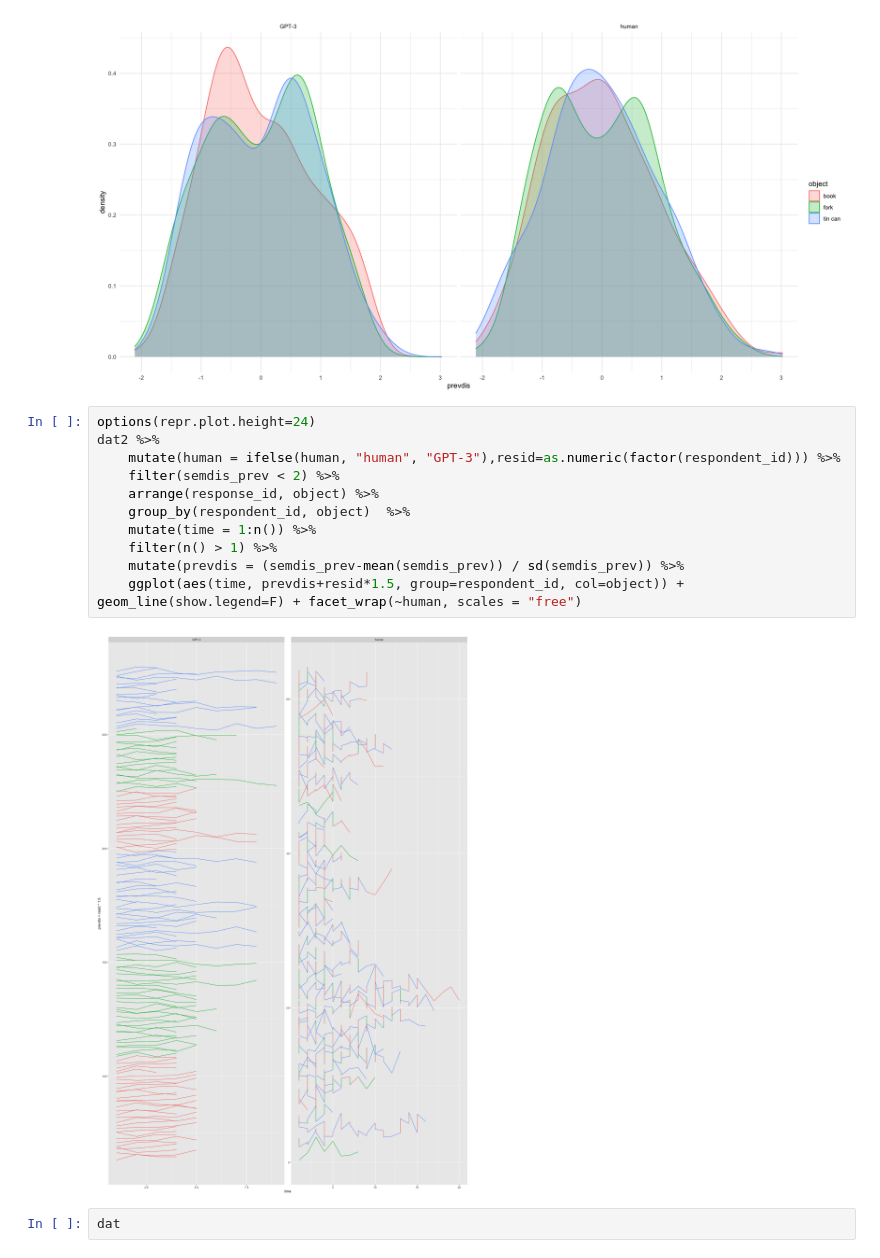
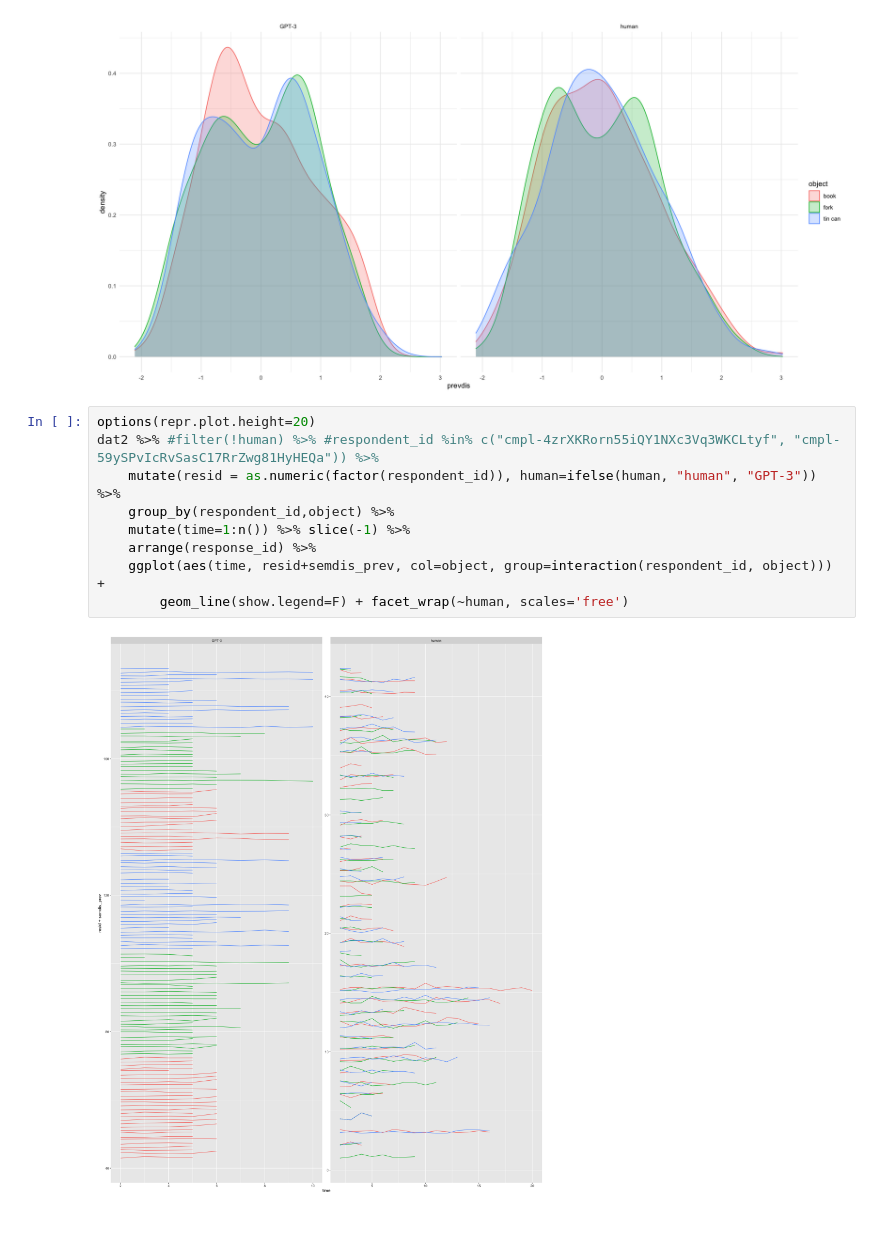
Before and after one commit to cstevenson-uva/creAI-gpt3, a Jupyter notebook: aut_pilot_ICCC22/semdis/semdis_human+gpt3_differences_R.ipynb, the cells around one changed output. Cells and saved outputs as stored; diff of their text form; blank space fills up the shorter version.

```diff
--- a/aut_pilot_ICCC22/semdis/semdis_human+gpt3_differences_R.ipynb
+++ b/aut_pilot_ICCC22/semdis/semdis_human+gpt3_differences_R.ipynb
@@ -300,18 +300,14 @@ dat2 %>%
         facet_wrap(~human) + theme_minimal()
 # %% [output]
 [figure]
-# %%
-options(repr.plot.height=24)
-dat2 %>%
-    mutate(human = ifelse(human, "human", "GPT-3"),resid=as.numeric(factor(respondent_id))) %>%
-    filter(semdis_prev < 2) %>%
-    arrange(response_id, object) %>%
-    group_by(respondent_id, object)  %>%
-    mutate(time = 1:n()) %>%
-    filter(n() > 1) %>%
-    mutate(prevdis = (semdis_prev-mean(semdis_prev)) / sd(semdis_prev)) %>%
-    ggplot(aes(time, prevdis+resid*1.5, group=respondent_id, col=object)) + geom_line(show.legend=F) + facet_wrap(~human, scales = "free")
-# %% [output]
-[figure, removed]
 # %%
-dat
+options(repr.plot.height=20)
+dat2 %>% #filter(!human) %>% #respondent_id %in% c("cmpl-4zrXKRorn55iQY1NXc3Vq3WKCLtyf", "cmpl-59ySPvIcRvSasC17RrZwg81HyHEQa")) %>%
+    mutate(resid = as.numeric(factor(respondent_id)), human=ifelse(human, "human", "GPT-3")) %>%
+    group_by(respondent_id,object) %>%
+    mutate(time=1:n()) %>% slice(-1) %>%
+    arrange(response_id) %>%
+    ggplot(aes(time, resid+semdis_prev, col=object, group=interaction(respondent_id, object))) +
+        geom_line(show.legend=F) + facet_wrap(~human, scales='free')
+# %% [output]
+[figure, added]
```
Also changed, not shown: 1 other file.
